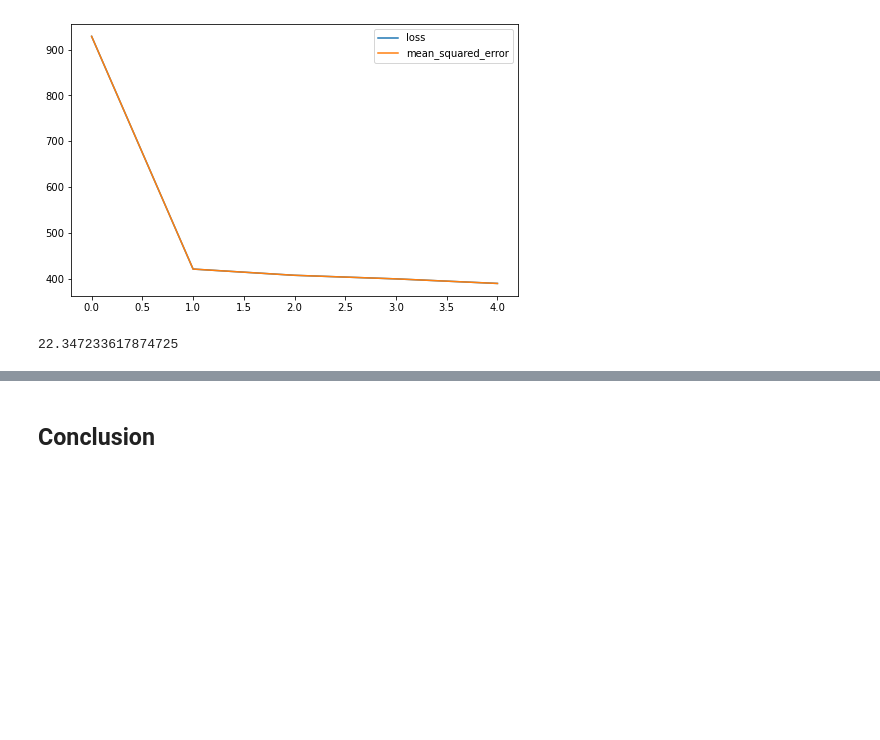
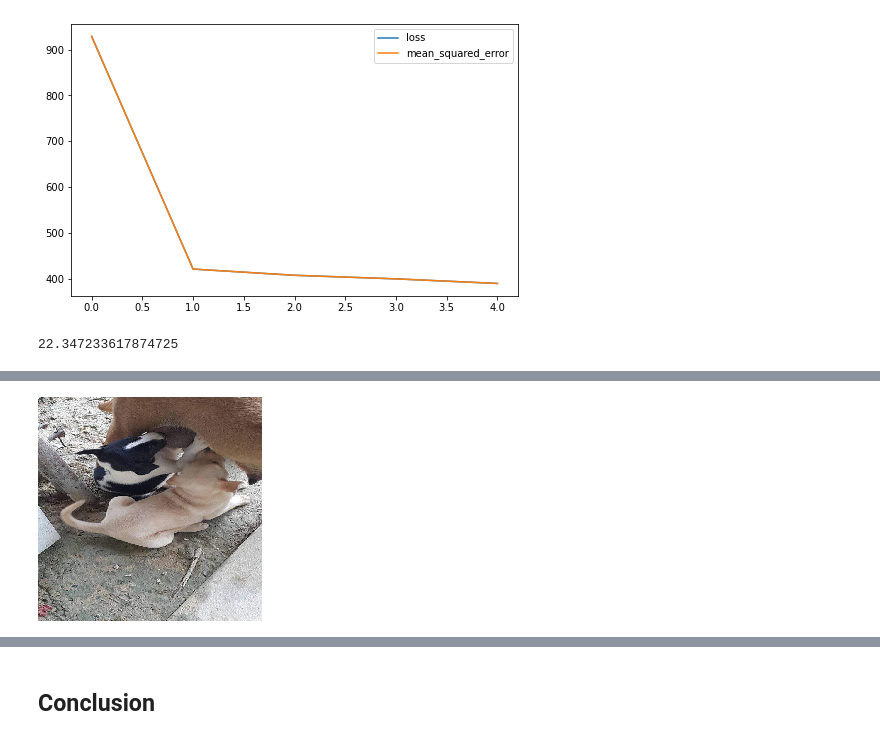
Before and after one commit to Sombrero7/pawpularity-contest, a Jupyter notebook: main_notebook.ipynb, the cells around one changed output, grey strips where cells are left out. Drawn from its saved outputs; the diff is of its cells as text; code cells hidden in the pictures; blank space fills up the shorter version.

```diff
--- a/main_notebook.ipynb
+++ b/main_notebook.ipynb
@@ -935,0 +1022,5 @@ mean_squared_error(y_img_test, y_img_preds, squared=False)
+# %%
+# preview image with high probability of being paper towel
+array_to_img(X_img[4])
+# %% [output]
+[figure, added]
```
Also changed, not shown: parts of 35 cells of this notebook, 1 other file.
